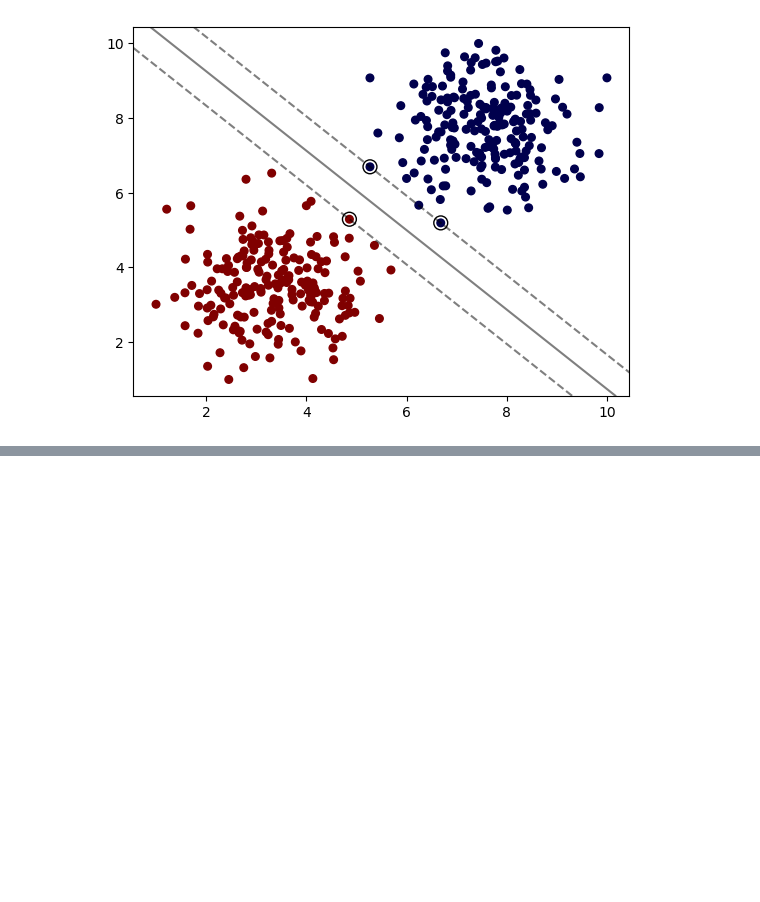
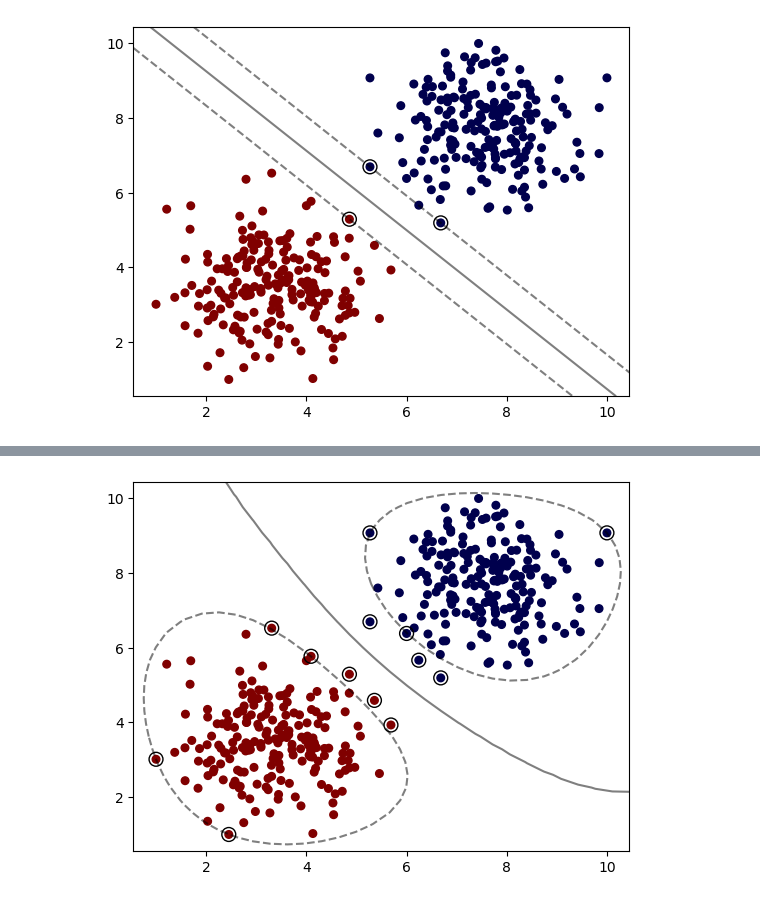
Before and after one commit to NadeemDin/ML-Support-Vector-Machines, a Jupyter notebook: SVM with Scikit-Learn.ipynb, the cells around one changed output, grey strips where cells are left out. Cells and saved outputs as stored; diff of their text form; code cells hidden in the pictures; blank space fills up the shorter version.

```diff
--- a/SVM with Scikit-Learn.ipynb
+++ b/SVM with Scikit-Learn.ipynb
@@ -60,0 +81,8 @@ plot_svm_boundary(model,X,y)
+# %%
+#radial basis function (Default) C =1 (default)
+
+model = SVC(kernel='rbf',C=1)
+model.fit(X,y)
+plot_svm_boundary(model,X,y)
+# %% [output]
+[figure, added]
```
Also changed, not shown: parts of 18 cells of this notebook.
